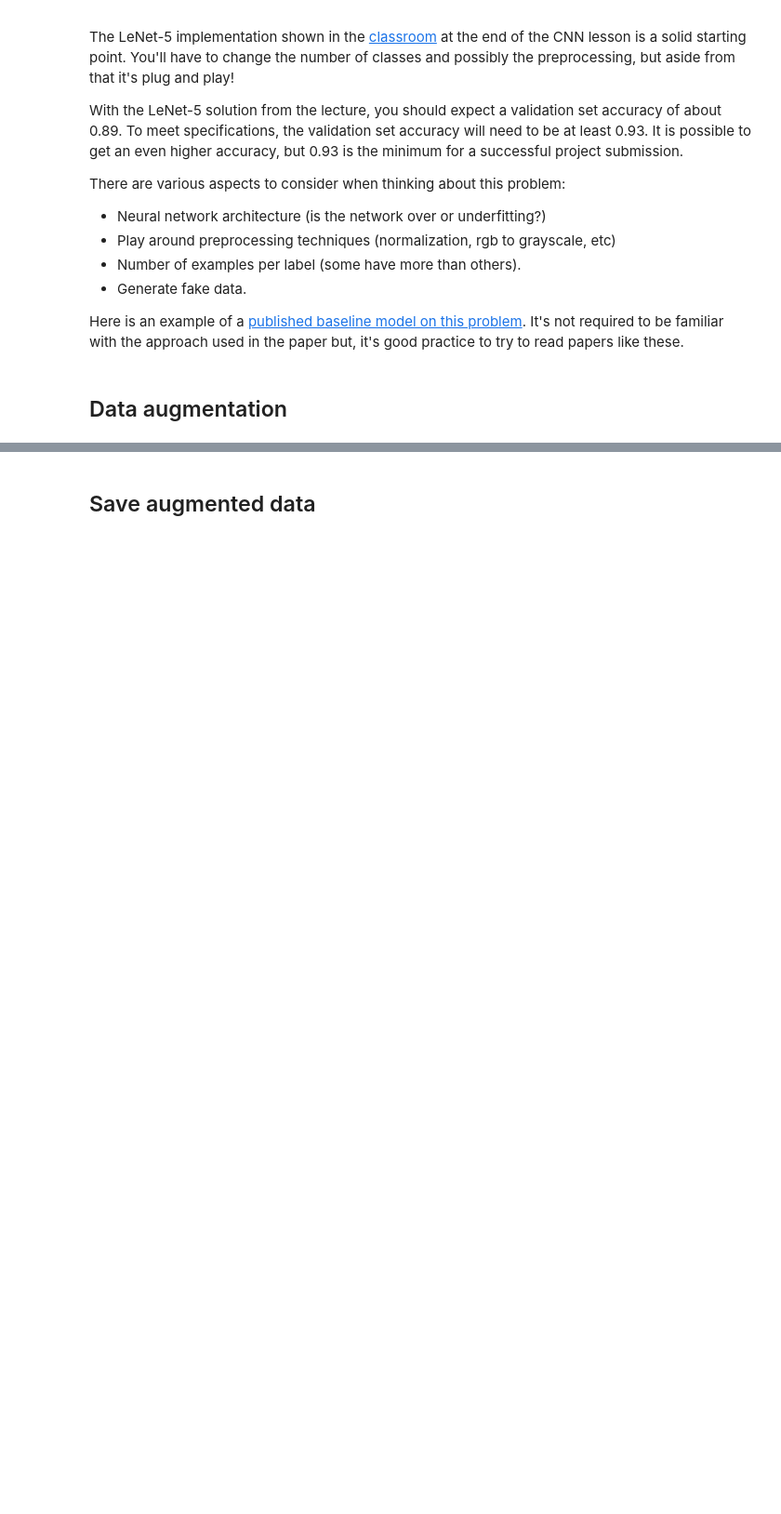
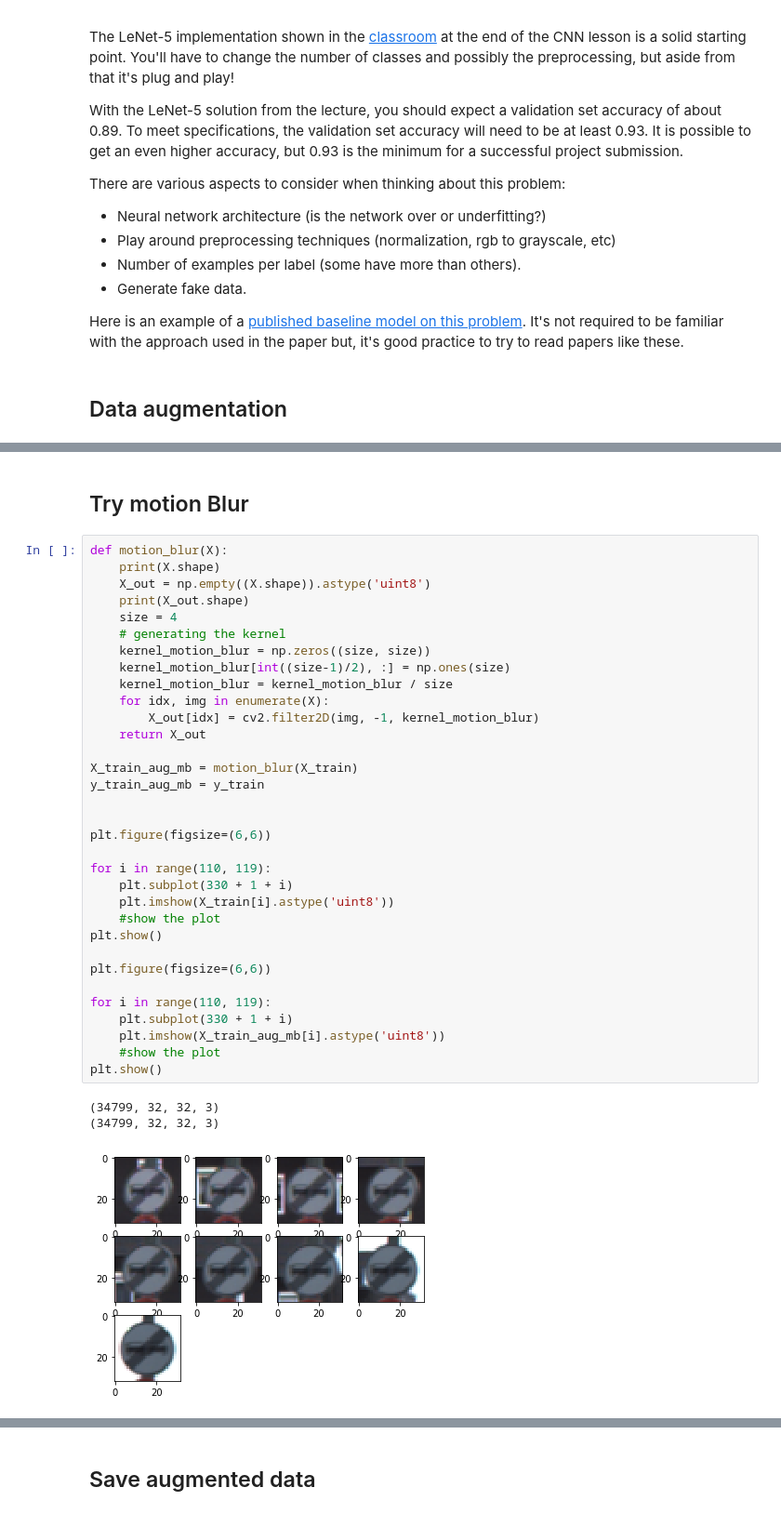
Before and after one commit to coderzbx/CarND-Traffic-Sign-Classifier-Project, a Jupyter notebook: Traffic_Sign_Classifier.ipynb, the cells around one changed output, grey strips where cells are left out. Shown: that part at 93% size. Drawn from its saved outputs; the diff is of its cells as text; blank space fills up the shorter version.

```diff
--- a/Traffic_Sign_Classifier.ipynb
+++ b/Traffic_Sign_Classifier.ipynb
@@ -234,0 +259,39 @@ plt.show()
+# %% [markdown]
+## Try motion Blur
+# %%
+def motion_blur(X):
+    print(X.shape)
+    X_out = np.empty((X.shape)).astype('uint8')
+    print(X_out.shape)
+    size = 4
+    # generating the kernel
+    kernel_motion_blur = np.zeros((size, size))
+    kernel_motion_blur[int((size-1)/2), :] = np.ones(size)
+    kernel_motion_blur = kernel_motion_blur / size
+    for idx, img in enumerate(X):
+        X_out[idx] = cv2.filter2D(img, -1, kernel_motion_blur)
+    return X_out
+
+X_train_aug_mb = motion_blur(X_train)
+y_train_aug_mb = y_train
+
+
+plt.figure(figsize=(6,6))
+
+for i in range(110, 119):
+    plt.subplot(330 + 1 + i)
+    plt.imshow(X_train[i].astype('uint8'))
+    #show the plot
+plt.show()
+
+plt.figure(figsize=(6,6))
+
+for i in range(110, 119):
+    plt.subplot(330 + 1 + i)
+    plt.imshow(X_train_aug_mb[i].astype('uint8'))
+    #show the plot
+plt.show()
+# %% [output]
+(34799, 32, 32, 3)
+(34799, 32, 32, 3)
+[figure, added]
```
Also changed, not shown: parts of 17 cells of this notebook.
